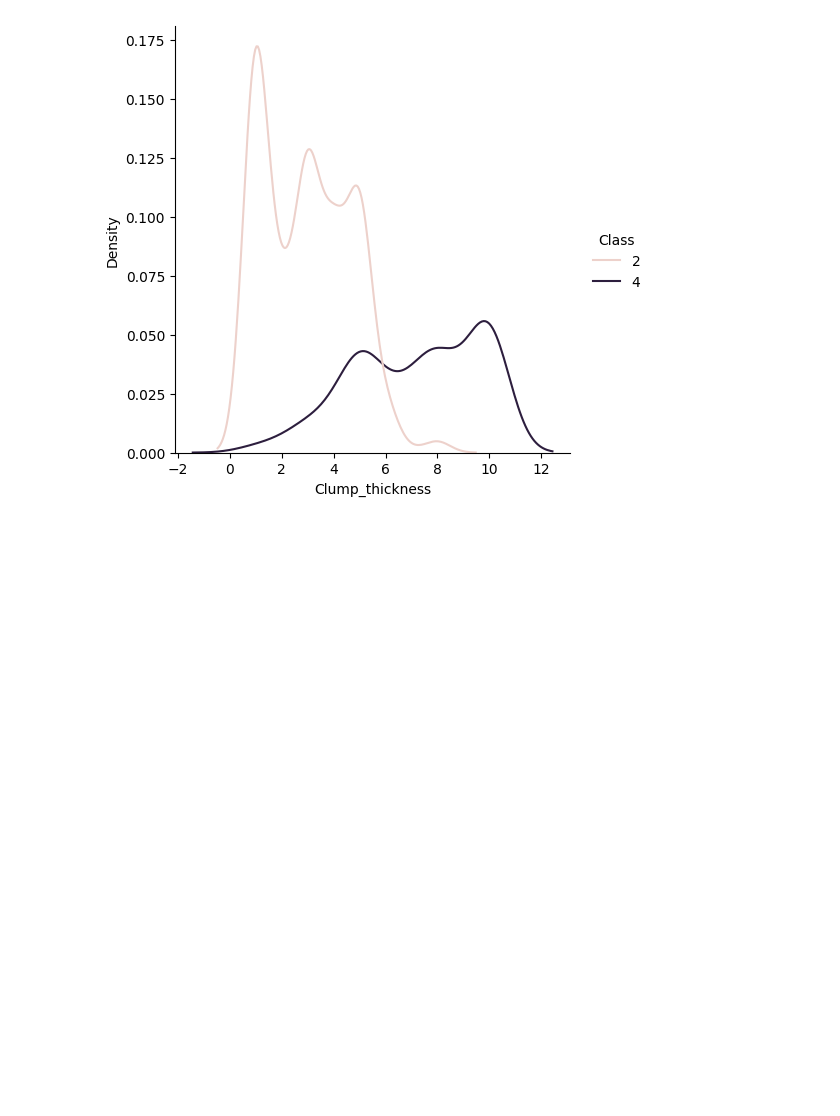
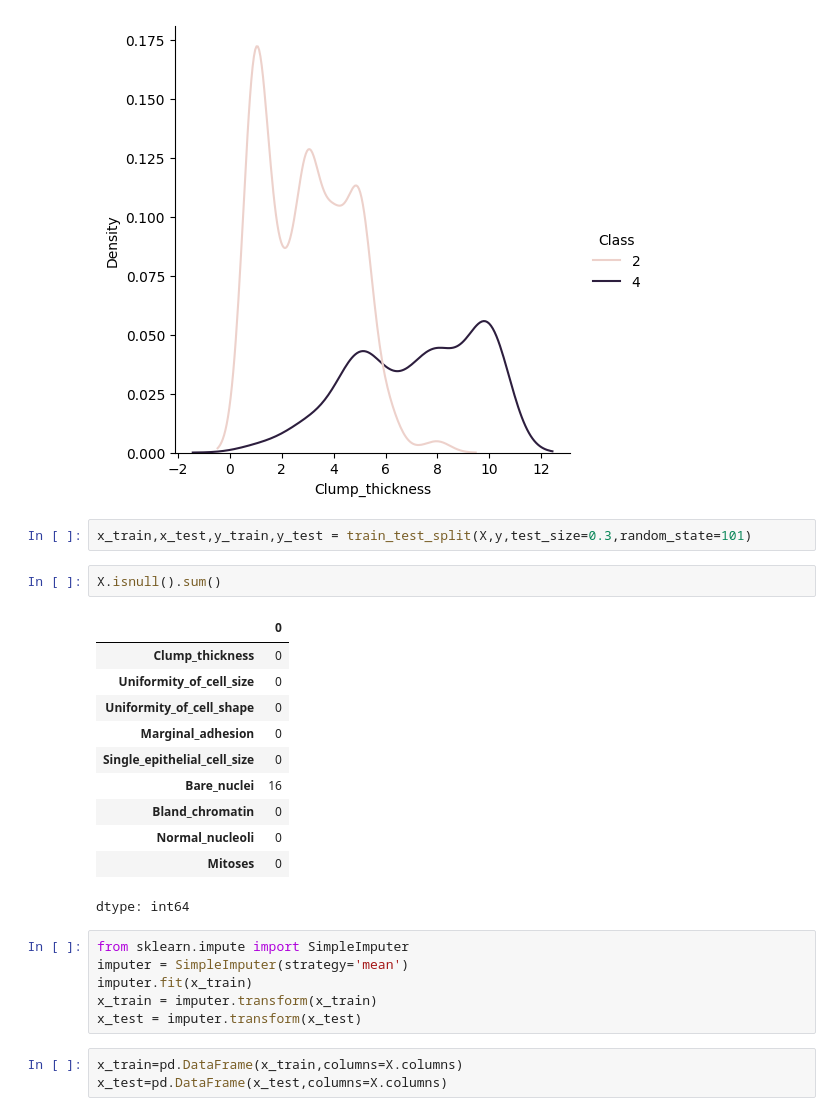
Before and after one commit to pankajkumar8709/Machine-Learning-projects, a Jupyter notebook: SVM.ipynb, the cells around one changed output. Drawn from its saved outputs; the diff is of its cells as text; blank space fills up the shorter version.

```diff
--- a/SVM.ipynb
+++ b/SVM.ipynb
@@ -163,3 +163,28 @@ sns.displot(df,x='Clump_thickness',hue='Class',kind='kde')
 # %% [output]
 <seaborn.axisgrid.FacetGrid at 0x...>
 [figure]
+# %%
+x_train,x_test,y_train,y_test = train_test_split(X,y,test_size=0.3,random_state=101)
+# %%
+X.isnull().sum()
+# %% [output]
+|  | 0 |
+| Clump_thickness | 0 |
+| Uniformity_of_cell_size | 0 |
+| Uniformity_of_cell_shape | 0 |
+| Marginal_adhesion | 0 |
+| Single_epithelial_cell_size | 0 |
+| Bare_nuclei | 16 |
+| Bland_chromatin | 0 |
+| Normal_nucleoli | 0 |
+| Mitoses | 0 |
+dtype: int64
+# %%
+from sklearn.impute import SimpleImputer
+imputer = SimpleImputer(strategy='mean')
+imputer.fit(x_train)
+x_train = imputer.transform(x_train)
+x_test = imputer.transform(x_test)
+# %%
+x_train=pd.DataFrame(x_train,columns=X.columns)
+x_test=pd.DataFrame(x_test,columns=X.columns)
```
Also changed, not shown: parts of 23 cells of this notebook.
